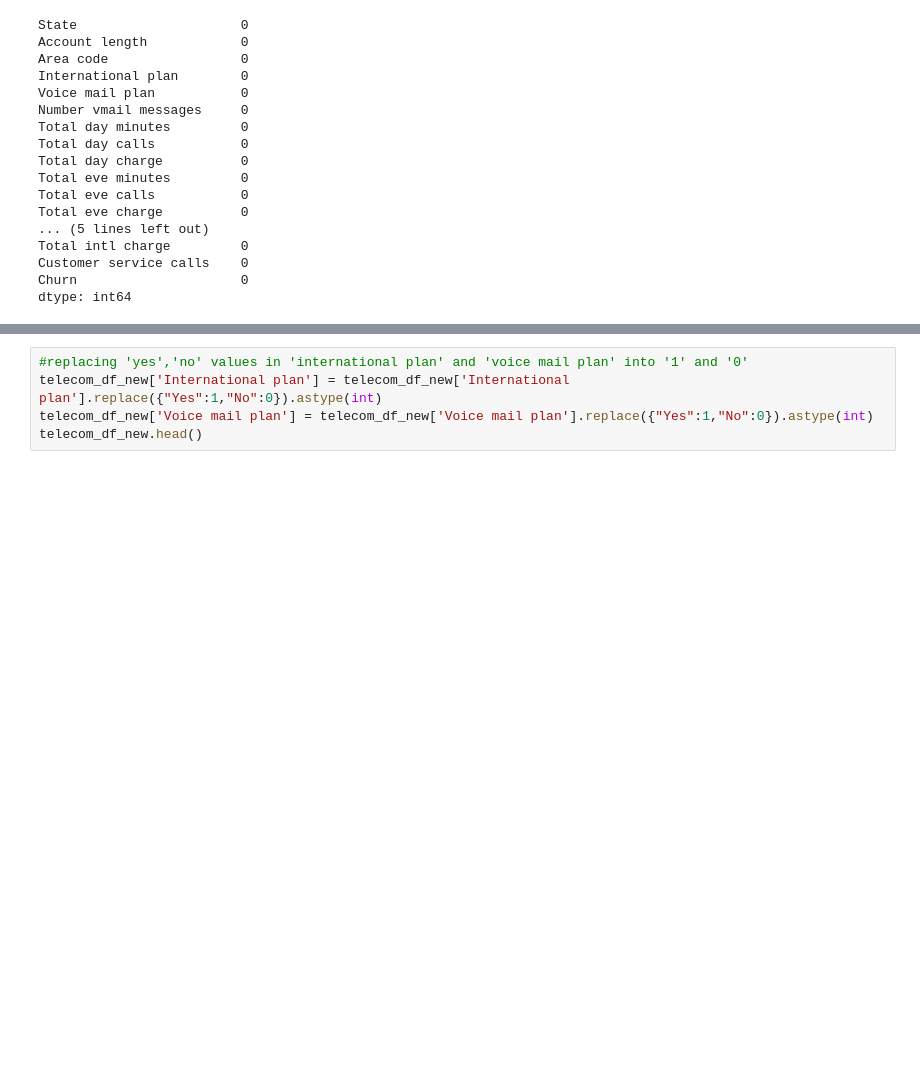
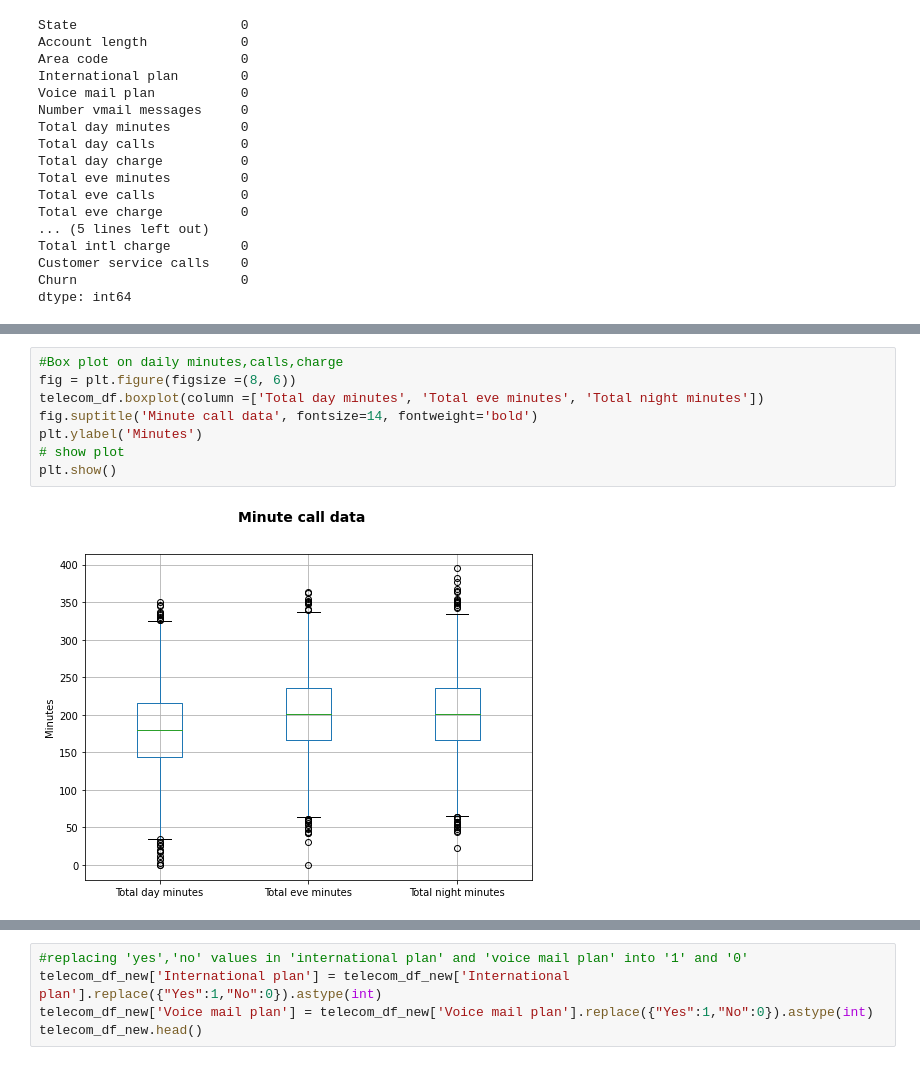
Before and after one commit to Bibhuti-MLAI/EDA-Project, a Jupyter notebook: Telecom_Churn_Analysis_Capstone_Project.ipynb, the cells around one changed output, grey strips where cells are left out. Cells and saved outputs as stored; diff of their text form; blank space fills up the shorter version.

```diff
--- a/Telecom_Churn_Analysis_Capstone_Project.ipynb
+++ b/Telecom_Churn_Analysis_Capstone_Project.ipynb
@@ -109,0 +164,10 @@ telecom_df_new.head()
+# %%
+#Box plot on daily minutes,calls,charge
+fig = plt.figure(figsize =(8, 6))
+telecom_df.boxplot(column =['Total day minutes', 'Total eve minutes', 'Total night minutes'])
+fig.suptitle('Minute call data', fontsize=14, fontweight='bold')
+plt.ylabel('Minutes')
+# show plot
+plt.show()
+# %% [output]
+[figure, added]
```
Also changed, not shown: parts of 20 cells of this notebook.
